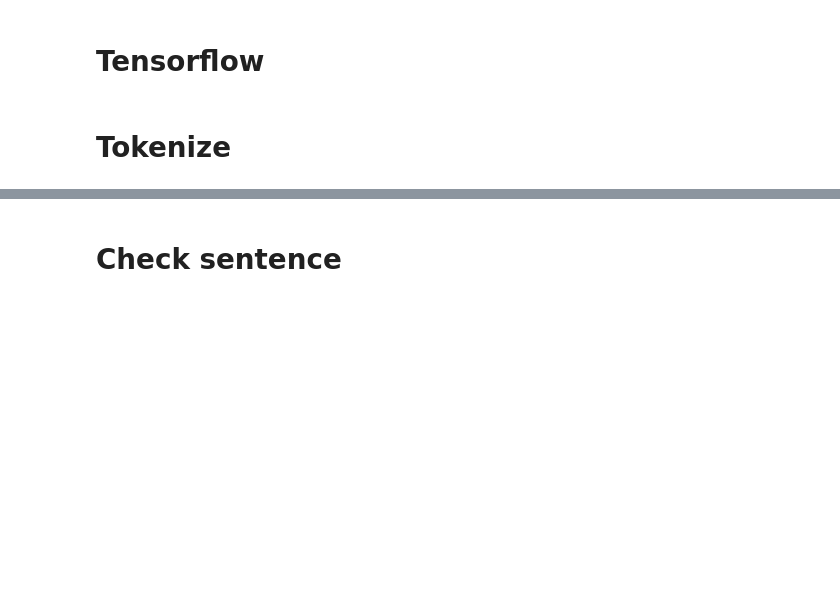
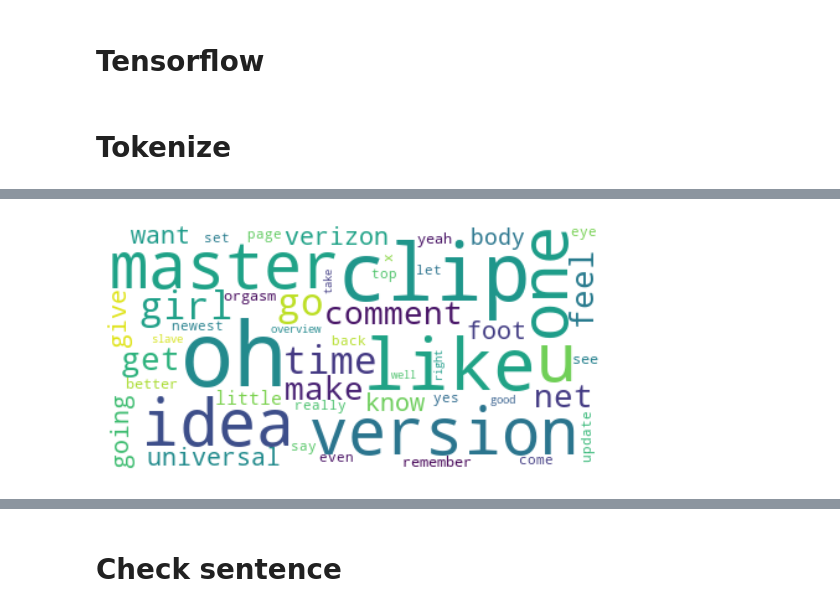
Before and after one commit to adwiza/datascience_skillbox, a Jupyter notebook: BW_project/BW_TEXT_PREP-W2V-TF-wo_HTML.ipynb, the cells around one changed output, grey strips where cells are left out. Drawn from its saved outputs; the diff is of its cells as text; code cells hidden in the pictures; blank space fills up the shorter version.

```diff
--- a/BW_project/BW_TEXT_PREP-W2V-TF-wo_HTML.ipynb
+++ b/BW_project/BW_TEXT_PREP-W2V-TF-wo_HTML.ipynb
@@ -304,0 +383,5 @@ predictions = [1 if p > .5 else 0 for p in predictions]
+# %%
+# df_pos.rename(columns={"ctxt_.text": "raw_text"}, inplace=True)
+# df_neg.rename(columns={"ctxt_.text": "raw_text"}, inplace=True)
+df.rename(columns={"ctxt_.text": "raw_text"}, inplace=True)
+df.rename(columns={"ctxt_.time_spent": "time_spent"}, inplace=True)
@@ -304,0 +412,4 @@ predictions = [1 if p > .5 else 0 for p in predictions]
+# %%
+# df_pos['text'] = df_pos.apply(lambda row: clean_text(row.raw_text), axis=1)
+# df_neg['text'] = df_neg.apply(lambda row: clean_text(row.raw_text), axis=1)
+df['text'] = df.apply(lambda row: clean_text(row.raw_text), axis=1)
@@ -304,0 +429,4 @@ predictions = [1 if p > .5 else 0 for p in predictions]
+# %%
+# df_pos.drop('raw_text', axis=1, inplace=True)
+# df_neg.drop('raw_text', axis=1, inplace=True)
+df.drop('raw_text', axis=1, inplace=True)
@@ -304,0 +452,2 @@ predictions = [1 if p > .5 else 0 for p in predictions]
+# %%
+counter = counter_word(df.text)
@@ -304,0 +481,11 @@ predictions = [1 if p > .5 else 0 for p in predictions]
+# %%
+from wordcloud import *
+word_freq = [i for i in counter.most_common(50)]
+wd = WordCloud(background_color='white')
+wd.generate_from_frequencies(dict(word_freq))
+plt.figure()
+plt.imshow(wd, interpolation = 'bilinear')
+plt.axis('off')
+plt.show()
+# %% [output]
+[figure, added]
```
Also changed, not shown: parts of 74 cells of this notebook, 6 other files.
